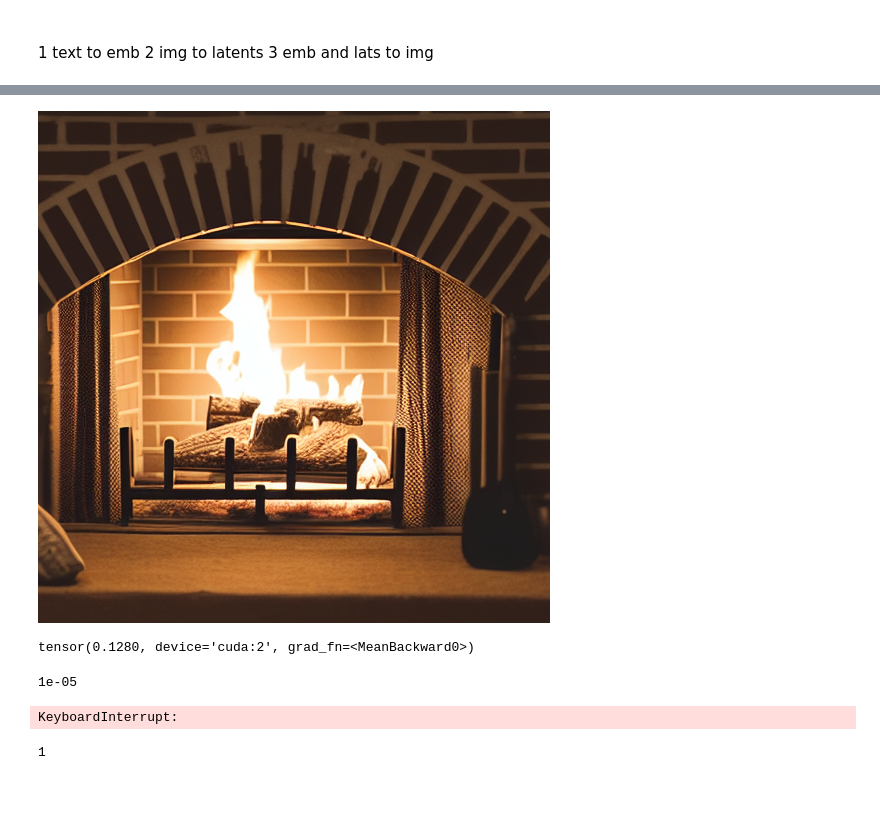
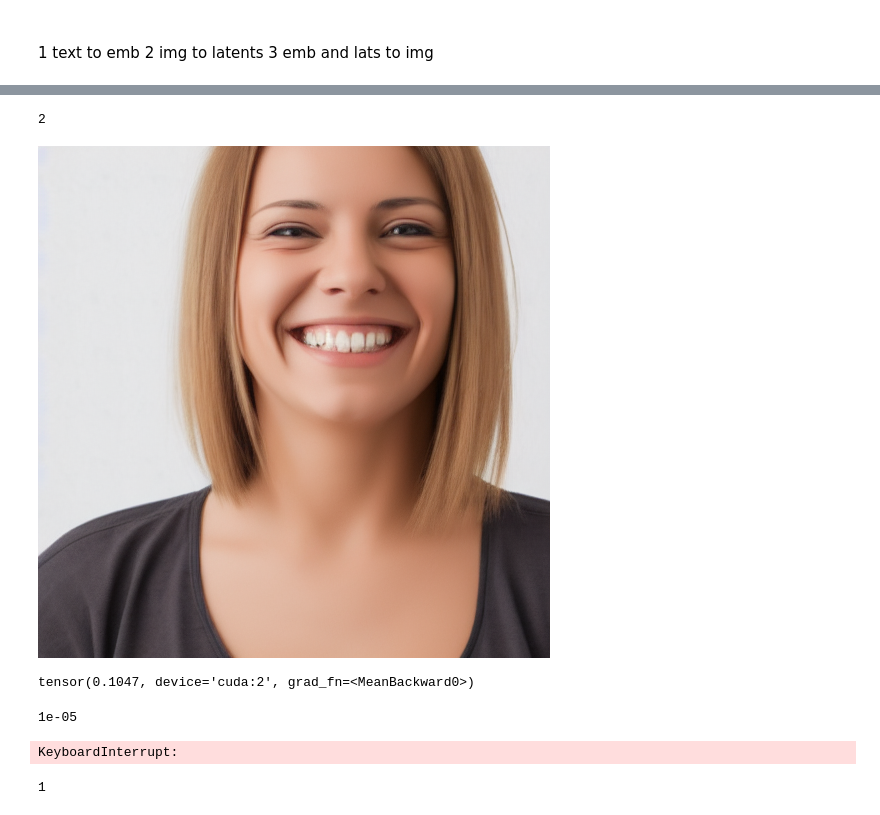
Before and after one commit to DmitriyG228/diffusion-nbs, a Jupyter notebook: main.ipynb, the cells around one changed output, grey strips where cells are left out. Cells and saved outputs as stored; diff of their text form; code cells hidden in the pictures.

```diff
--- a/main.ipynb
+++ b/main.ipynb
@@ -227,0 +188,2 @@ Y_img = Image.open('fireplace.png').resize((height,width)).convert('RGB');Y_img
+# %%
+Y_img = prep_image(Y_img)
@@ -233,13 +197,5 @@ latents_to_pil(Y_lat)[0]
-# %%
-def loop(text_embeddings,latents,start_step=0,nograd = True):
-    #start_step =start_step-1
-   # with autocast("cuda"):
-    for i, t in tqdm(enumerate(scheduler.timesteps)):
-        if i > start_step:
-            latents = predict(latents,text_embeddings,i,t)
-    return latents
 # %%
-text_embeddings = text2vector('the fireplace alight')
+text_embeddings = text2vector('a happy woman')
 # %%
 Y_hat = random_latents(987982379483)
 Y_hat.requires_grad= True
@@ -265,30 +217,31 @@ lrs = [10**lr for lr in range(-5,5,1)]
 # %%
 losses = []
 lr = lrs.pop()
-# %%
-Y_hat = Y_hat.detach()
-Y_hat.requires_grad= True
+# %%
+torch_device
+# %% [output]
+2
 # %%
 
 while True:
     #unet.zero_grad()
     with autocast("cuda"):
-        Y_hat_lat = loop(text_embeddings,Y_hat,start_step=0,nograd = False)
+        Y_hat_lat = loop(text_embeddings,Y_hat,start_step=0)
        # Y_hat_lat = predict(Y_hat,text_embeddings,nograd = False,i=0,t = t)
         clear_output()
         display(latents_to_pil(Y_hat_lat)[0])
         loss = criterion(Y_hat_lat,Y_lat)
         losses.append(loss.item())
         display(loss,lr)
         [g]  = torch.autograd.grad(loss, [Y_hat])
         lr = lr_schduler()
         Y_hat.data -= lr * len(Y_hat) * g
 
         Y_hat = Y_hat.detach()
         Y_hat.requires_grad= True
 # %% [output]
-[figure, old version]
+[figure, new version]
-tensor(0.1280, device='cuda:2', grad_fn=<MeanBackward0>)
+tensor(0.1047, device='cuda:2', grad_fn=<MeanBackward0>)
 1e-05
 KeyboardInterrupt:
 # %%
```
Also changed, not shown: parts of 14 cells of this notebook, 2 other files.
